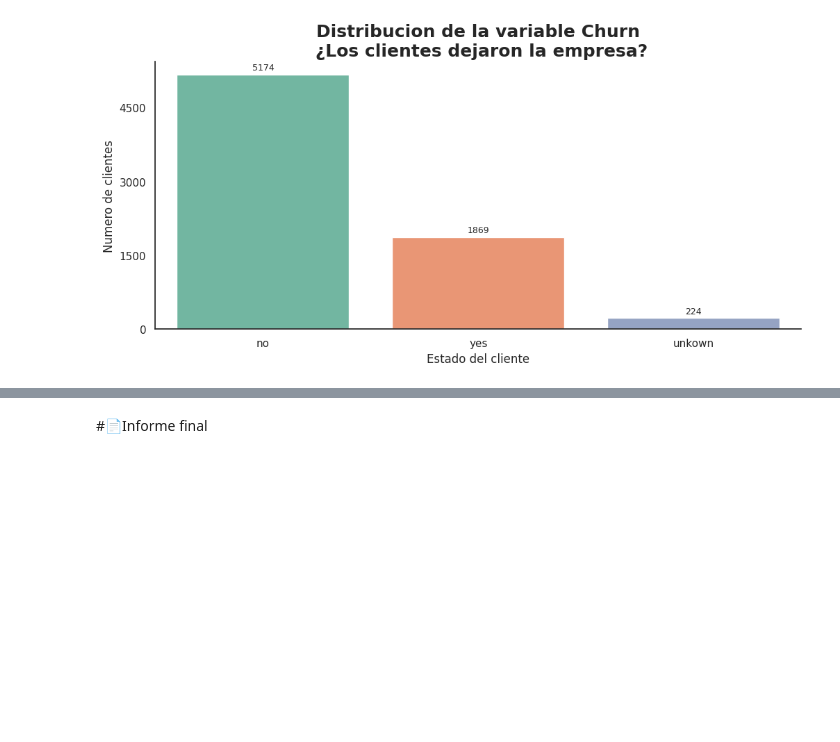
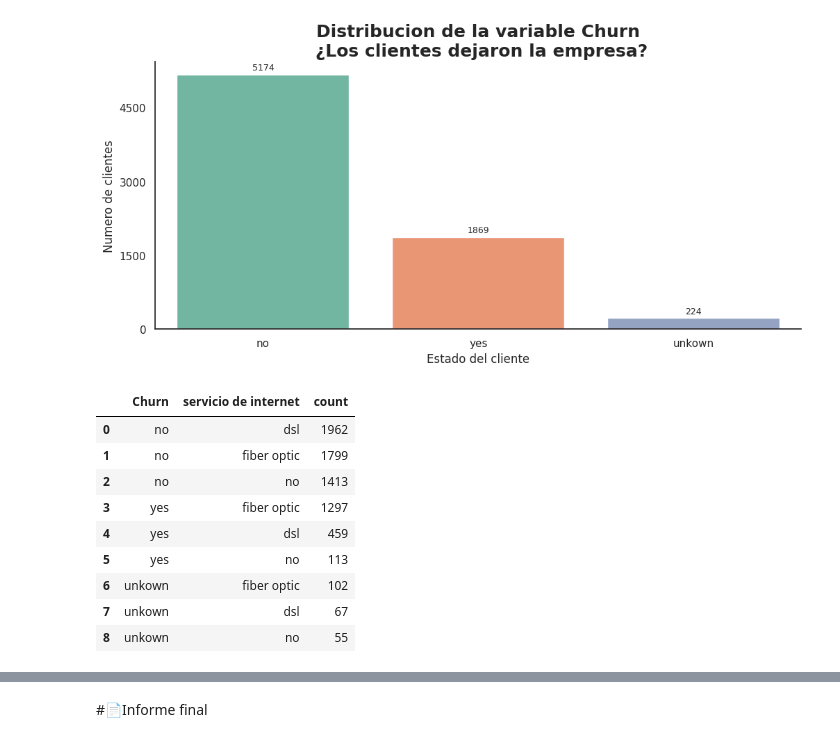
Before and after one commit to Kevincancino26/Challenge-Telecom-X-an-lisis-de-evacion-de-clientes, a Jupyter notebook: TelecomX_LATAM.ipynb, the cells around one changed output, grey strips where cells are left out. Saved outputs shown, nothing was run; the diff lists cells and outputs as text; code cells hidden in the pictures; blank space fills up the shorter version.

```diff
--- a/TelecomX_LATAM.ipynb
+++ b/TelecomX_LATAM.ipynb
@@ -395,3 +383,18 @@ ax.set_ylabel('Numero de clientes',fontsize=12)
 plt.show()
 # %% [output]
 [figure]
+# %%
+internet_service_counts = df_normalizado_customer[['Churn', 'servicio de internet']].value_counts().reset_index()
+internet_service_counts.columns = ['Churn', 'servicio de internet', 'count']
+internet_service_counts
+# %% [output]
+|  | Churn | servicio de internet | count |
+| 0 | no | dsl | 1962 |
+| 1 | no | fiber optic | 1799 |
+| 2 | no | no | 1413 |
+| 3 | yes | fiber optic | 1297 |
+| 4 | yes | dsl | 459 |
+| 5 | yes | no | 113 |
+| 6 | unkown | fiber optic | 102 |
+| 7 | unkown | dsl | 67 |
+| 8 | unkown | no | 55 |
```
Also changed, not shown: parts of 3 cells of this notebook.
